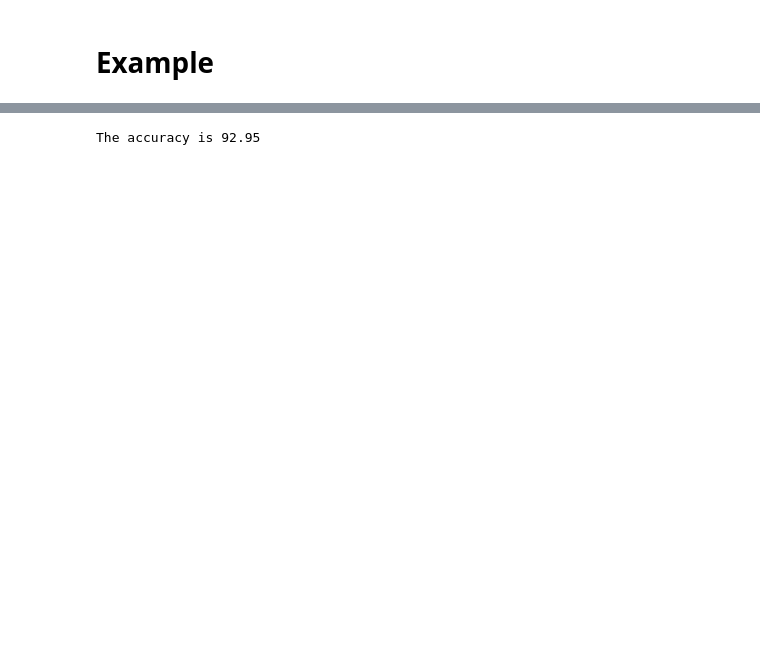
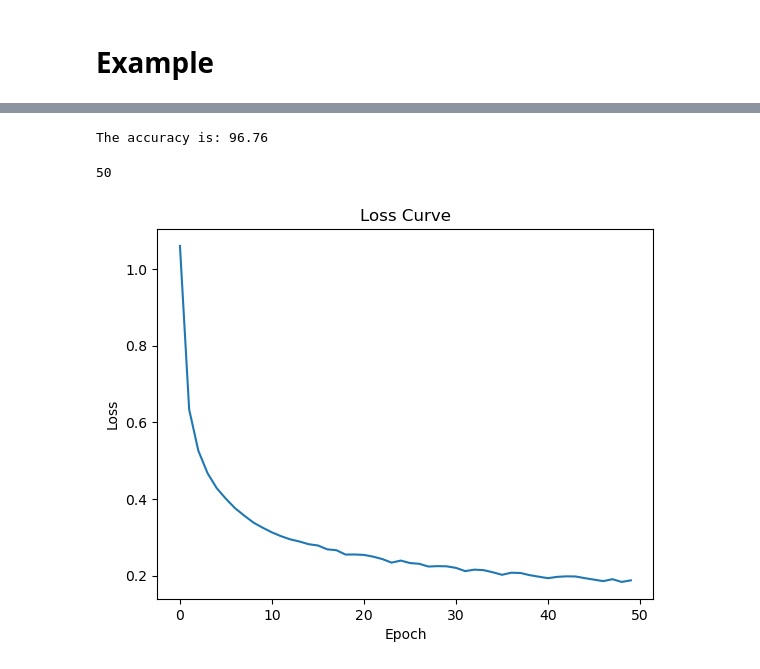
Before and after one commit to Razbolt/Neural-Network, a Jupyter notebook: Neural_Network_Math_.ipynb, the cells around one changed output, grey strips where cells are left out. Drawn from its saved outputs; the diff is of its cells as text; code cells hidden in the pictures; blank space fills up the shorter version.

Commit message:
Small modification for plotting the data

```diff
--- a/Neural_Network_Math_.ipynb
+++ b/Neural_Network_Math_.ipynb
@@ -444,7 +441,7 @@ class MyNeuralNetwork:
         #Clip the y_prediction between epsilon and 1 - epsilon to prevent log(0) error
         y_pred = np.clip(y_pred, 1e-15, 1 - 1e-15)
 
-        #Calculate the loss
+        #Calculate the loss as multi-class cross-entropy loss
         loss = - y_true * np.log(y_pred) - (1 - y_true) * np.log(1 - y_pred)
         loss = np.sum(loss) / Y.size
 
@@ -560,6 +557,7 @@ class MyNeuralNetwork:
         m = X.shape[0]
         losses = [] # Array to store the loss at each epoch
         for epoch in range(epochs):
+            epoch_loss = 0
 
             #Shuffle the dataset at the start of each epoc
             permutation = np.random.permutation(m)
@@ -576,7 +574,7 @@ class MyNeuralNetwork:
 
                 # Calculate the loss and store it
                 loss = self.calculate_loss(A3, Y_batch)
-                losses.append(loss)
+                epoch_loss += loss
 
 
                 # Backward propagation
@@ -584,8 +582,13 @@ class MyNeuralNetwork:
 
                 # Updating gradients
                 self.update_gradient(learning_rate)
-            #Print the loss at each epoch with decimal point 4
-            print(f'The loss in epoch {epoch} is : {loss}')
+
+            #Calculate the average loss for this epoch and store it
+            average_epoch_loss = epoch_loss / (m // batch_size)
+            losses.append(average_epoch_loss)
+
+            #Print the loss at each epoch with decimal point 5
+            print(f'The loss in epoch {epoch} is : {average_epoch_loss:.5f}')
         return losses
 
 
@@ -607,8 +610,8 @@ class MyNeuralNetwork:
 # Example
 # %%
 # Create a neural network object
-nn = MyNeuralNetwork(input_size=784, hidden_size=35, output_size=10, activation_function='relu',dropout=0.4)
+nn = MyNeuralNetwork(input_size=784, hidden_size=35, output_size=10, activation_function='relu',dropout=0.1)
 
 # Train the neural network
-losses = nn.train(X_train, y_train, learning_rate=0.1, epochs=50, batch_size=128)
+losses = nn.train(X_train, y_train, learning_rate=0.1, epochs=50, batch_size=36)
 # %% [output]
@@ -636,4 +636,22 @@ The loss in epoch 19 is 1.062227606330101
 # Test the neural network
 nn.test(X_test, y_test)
 # %% [output]
-The accuracy is 92.95
+The accuracy is: 96.76
+# %%
+len(losses)
+# %% [output]
+50
+# %%
+import matplotlib.pyplot as plt
+
+#Plot the loss curve
+
+
+plt.plot(losses)
+
+plt.xlabel('Epoch')
+plt.ylabel('Loss')
+plt.title('Loss Curve')
+plt.show()
+# %% [output]
+[figure, added]
```
Also changed, not shown: parts of 2 cells of this notebook.
